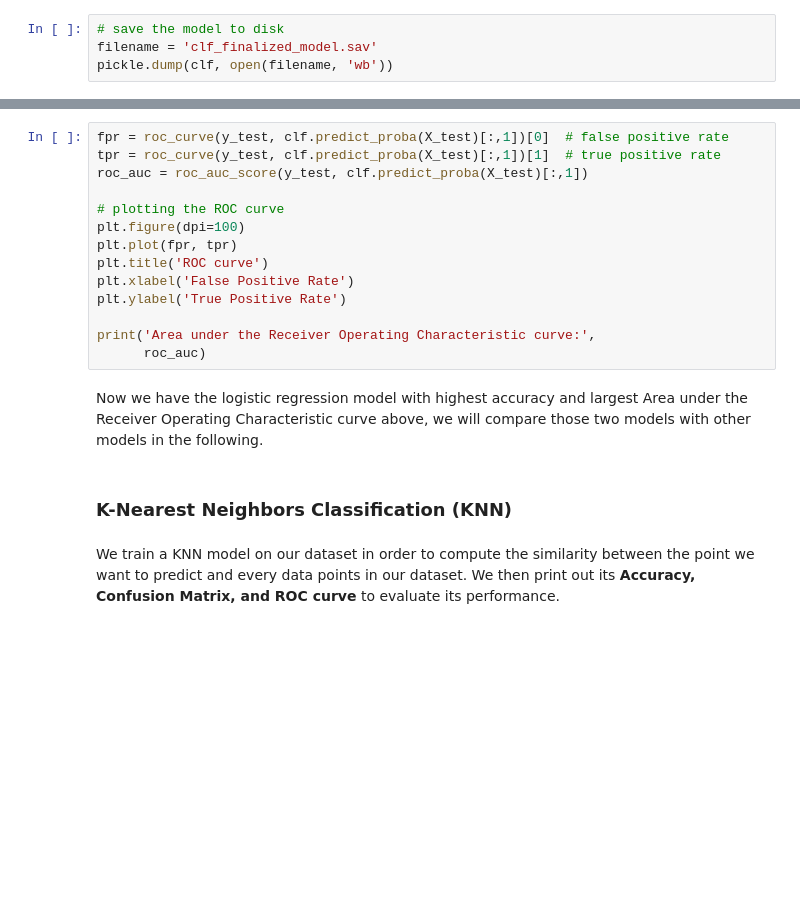
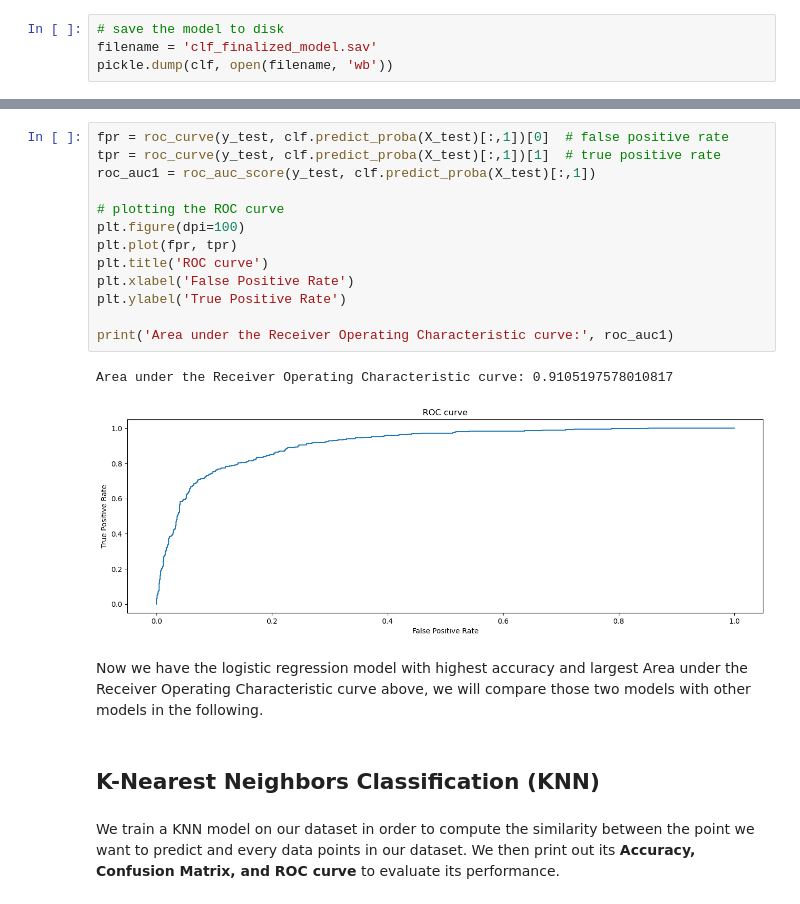
Before and after one commit to COGS118A/Group014-Sp22, a Jupyter notebook: Checkpoint_group014 (2).ipynb, the cells around one changed output, grey strips where cells are left out. Drawn from its saved outputs; the diff is of its cells as text; blank space fills up the shorter version.

```diff
--- a/Checkpoint_group014 (2).ipynb
+++ b/Checkpoint_group014 (2).ipynb
@@ -579,21 +660,23 @@ plt.show()
 # %%
 fpr = roc_curve(y_test, clf.predict_proba(X_test)[:,1])[0]  # false positive rate
 tpr = roc_curve(y_test, clf.predict_proba(X_test)[:,1])[1]  # true positive rate
-roc_auc = roc_auc_score(y_test, clf.predict_proba(X_test)[:,1])
+roc_auc1 = roc_auc_score(y_test, clf.predict_proba(X_test)[:,1])
 
 # plotting the ROC curve
 plt.figure(dpi=100)
 plt.plot(fpr, tpr)
 plt.title('ROC curve')
 plt.xlabel('False Positive Rate')
 plt.ylabel('True Positive Rate')
 
-print('Area under the Receiver Operating Characteristic curve:',
-      roc_auc)
+print('Area under the Receiver Operating Characteristic curve:', roc_auc1)
+# %% [output]
+Area under the Receiver Operating Characteristic curve: 0.9105197578010817
+[figure, added]
 # %% [markdown]
 Now we have the logistic regression model with highest accuracy and largest Area under the Receiver Operating Characteristic curve above, we will compare those two models with other models in the following.
 # %% [markdown]
-### K-Nearest Neighbors Classification (KNN)
+## K-Nearest Neighbors Classification (KNN)
 # %% [markdown]
 We train a KNN model on our dataset in order to compute the similarity between the point we want to predict and every data points in our dataset. We then print out its **Accuracy, Confusion Matrix, and ROC curve** to evaluate its performance.
 # %%
```
Also changed, not shown: parts of 53 cells of this notebook, 7 other files.
